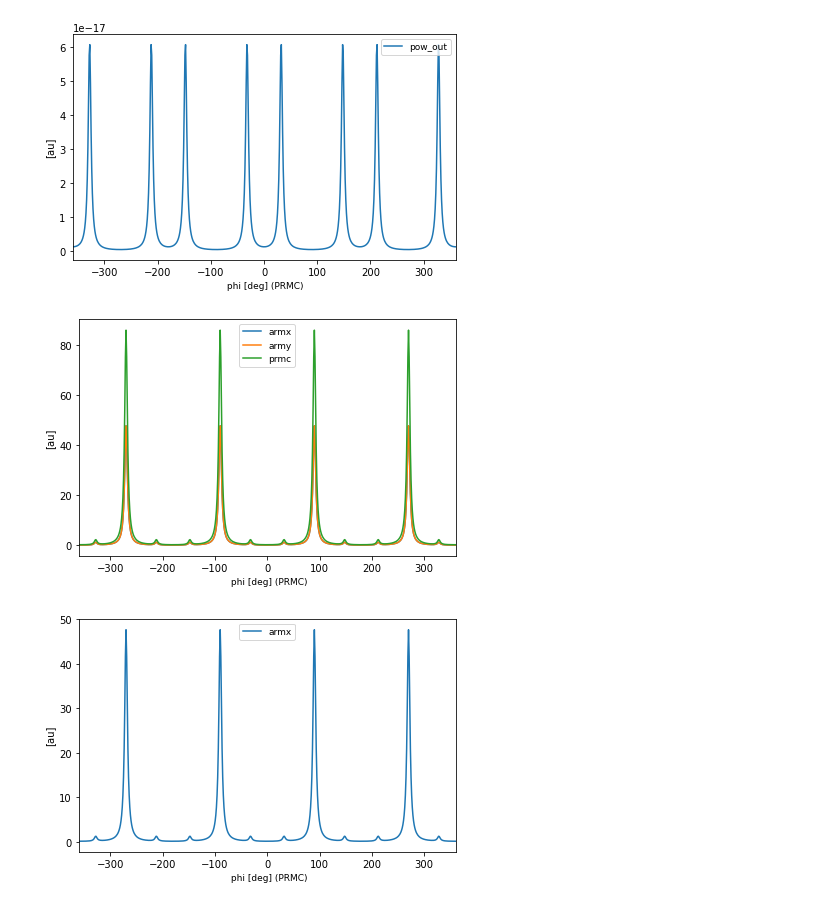
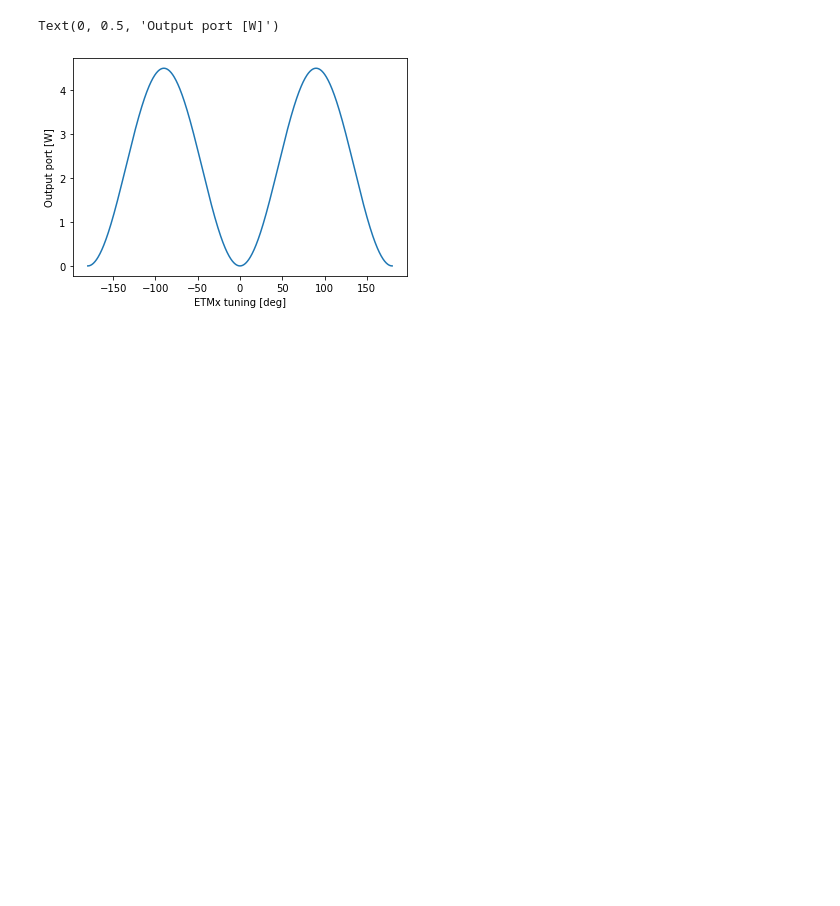
Before and after one commit to choudhary0parivesh/Finesse, a Jupyter notebook: Power Recycled MI/PRMI.ipynb, the cells around one changed output. Cells and saved outputs as stored; diff of their text form; code cells hidden in the pictures; blank space fills up the shorter version.

Commit message:
add graph

```diff
--- a/Power Recycled MI/PRMI.ipynb
+++ b/Power Recycled MI/PRMI.ipynb
@@ -31,12 +50,11 @@ pd armx n4      #power in arms x
 # %%
 base.parse(Mich)
 kat = base.deepcopy()
-kat.parse(""" xaxis PRMC phi lin -360 360 600""")
+kat.parse(""" xaxis ETMx phi lin -180 180 800""")
 out1=kat.run()
-out1.plot(['pow_out'])
-out1.plot(['prmc','army','armx'])
-out1.plot(['armx'])
+plt.plot(out1.x,out1['pow_out'],label="simple MI ")
+plt.xlabel('ETMx tuning [deg]')
+plt.ylabel('Output port [W]')
 # %% [output]
+Text(0, 0.5, 'Output port [W]')
-[figure, old version]
+[figure, new version]
-[figure, removed]
-[figure, removed]
```
Also changed, not shown: parts of 1 cell of this notebook.
